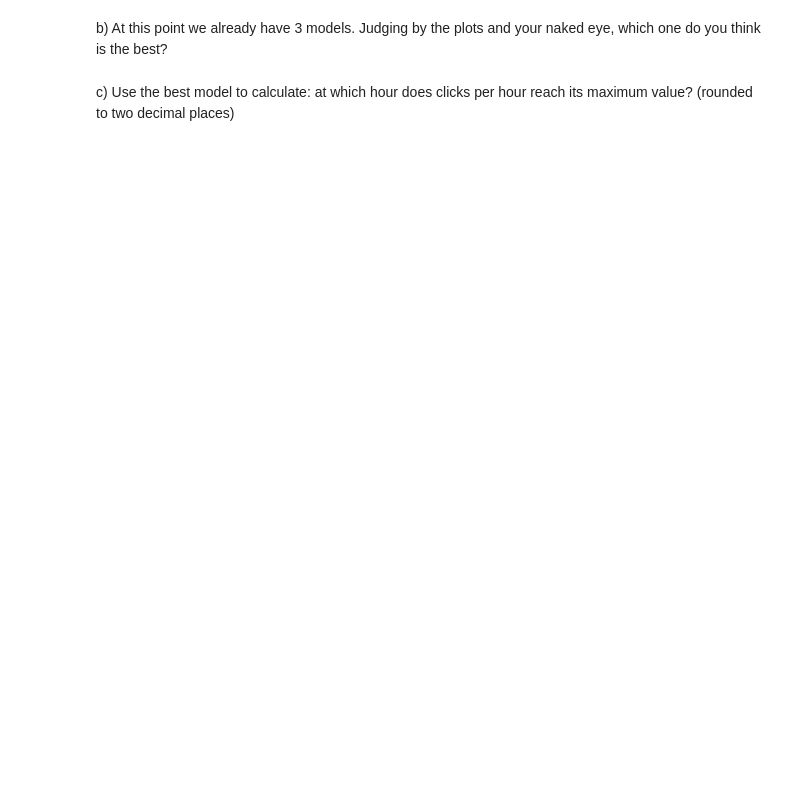
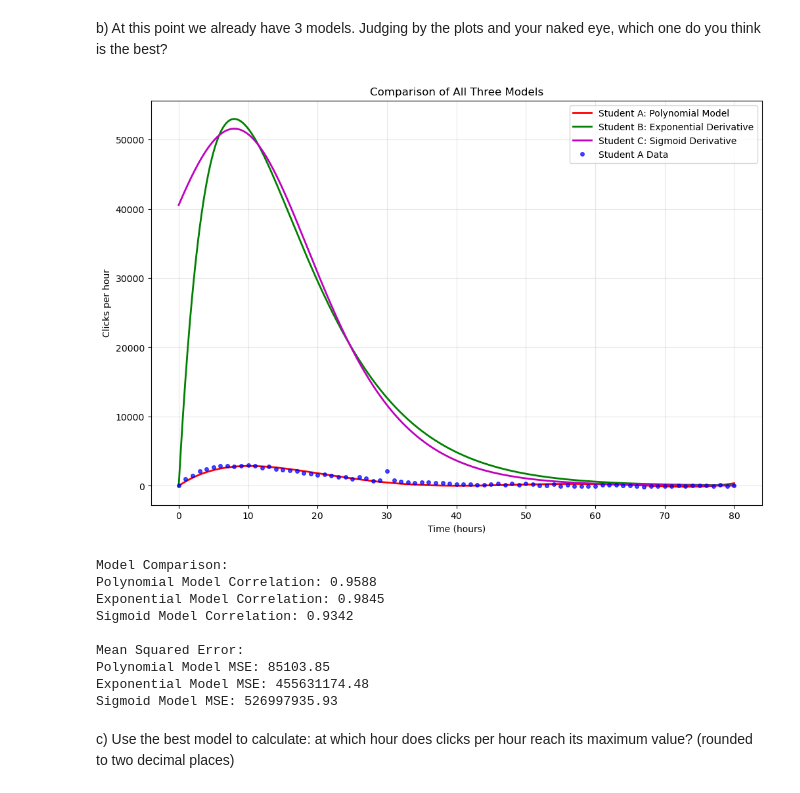
Before and after one commit to ShiKen08/csscicampwork-15720462, a Jupyter notebook: challenge_calculus/Review_Calculus.ipynb, the cells around one changed output. Saved outputs shown, nothing was run; the diff lists cells and outputs as text; code cells hidden in the pictures; blank space fills up the shorter version.

```diff
--- a/challenge_calculus/Review_Calculus.ipynb
+++ b/challenge_calculus/Review_Calculus.ipynb
@@ -267,6 +271,75 @@ print("f'(x) = (1.65×10⁶ × exp(-x/8 + 1)/8) / (1 + exp(-x/8 + 1))²")
 b) At this point we already have 3 models. Judging by the plots and your naked eye, which one do you think is the best?
 # %%
 # You can determine the best model in a variety of methods.
+
+# Plot all models together for comparison
+plt.figure(figsize=(12, 8))
+
+# Student A's original polynomial model
+x_model = np.linspace(0, 80, 1000)
+y_poly = [student_A_model(x) for x in x_model]
+plt.plot(x_model, y_poly, 'r-', linewidth=2, label='Student A: Polynomial Model')
+
+# Student B's derivative (exponential)
+y_exp = [DerivativeExp(x) for x in x_model]
+plt.plot(x_model, y_exp, 'g-', linewidth=2, label='Student B: Exponential Derivative')
+
+# Student C's derivative (sigmoid)
+y_sig = [DerivativeSig(x) for x in x_model]
+plt.plot(x_model, y_sig, 'm-', linewidth=2, label='Student C: Sigmoid Derivative')
+
+# Original data
+plt.plot(data_A['time (h)'], data_A[' clicks per hour'], 'bo', alpha=0.7, label='Student A Data', markersize=4)
+
+plt.xlabel('Time (hours)')
+plt.ylabel('Clicks per hour')
+plt.title('Comparison of All Three Models')
+plt.legend()
+plt.grid(True, alpha=0.3)
+plt.show()
+
+# Calculate correlation coefficients to quantify fit
+from scipy.stats import pearsonr
+
+# Get data points for comparison
+data_points = data_A[' clicks per hour'].values
+time_points = data_A['time (h)'].values
+
+# Calculate predictions for each model at data points
+poly_pred = [student_A_model(t) for t in time_points]
+exp_pred = [DerivativeExp(t) for t in time_points]
+sig_pred = [DerivativeSig(t) for t in time_points]
+
+# Calculate correlation coefficients
+corr_poly, _ = pearsonr(data_points, poly_pred)
+corr_exp, _ = pearsonr(data_points, exp_pred)
+corr_sig, _ = pearsonr(data_points, sig_pred)
+
+print("Model Comparison:")
+print(f"Polynomial Model Correlation: {corr_poly:.4f}")
+print(f"Exponential Model Correlation: {corr_exp:.4f}")
+print(f"Sigmoid Model Correlation: {corr_sig:.4f}")
+
+# Calculate Mean Squared Error
+mse_poly = np.mean([(d - p)**2 for d, p in zip(data_points, poly_pred)])
+mse_exp = np.mean([(d - p)**2 for d, p in zip(data_points, exp_pred)])
+mse_sig = np.mean([(d - p)**2 for d, p in zip(data_points, sig_pred)])
+
+print(f"\nMean Squared Error:")
+print(f"Polynomial Model MSE: {mse_poly:.2f}")
+print(f"Exponential Model MSE: {mse_exp:.2f}")
+print(f"Sigmoid Model MSE: {mse_sig:.2f}")
+# %% [output]
+[figure, added]
+Model Comparison:
+Polynomial Model Correlation: 0.9588
+Exponential Model Correlation: 0.9845
+Sigmoid Model Correlation: 0.9342
+
+Mean Squared Error:
+Polynomial Model MSE: 85103.85
+Exponential Model MSE: 455631174.48
+Sigmoid Model MSE: 526997935.93
 # %%
 # Then fill in the final result here, or define the best model as a function of the same name
 
```
Also changed, not shown: parts of 4 cells of this notebook.
